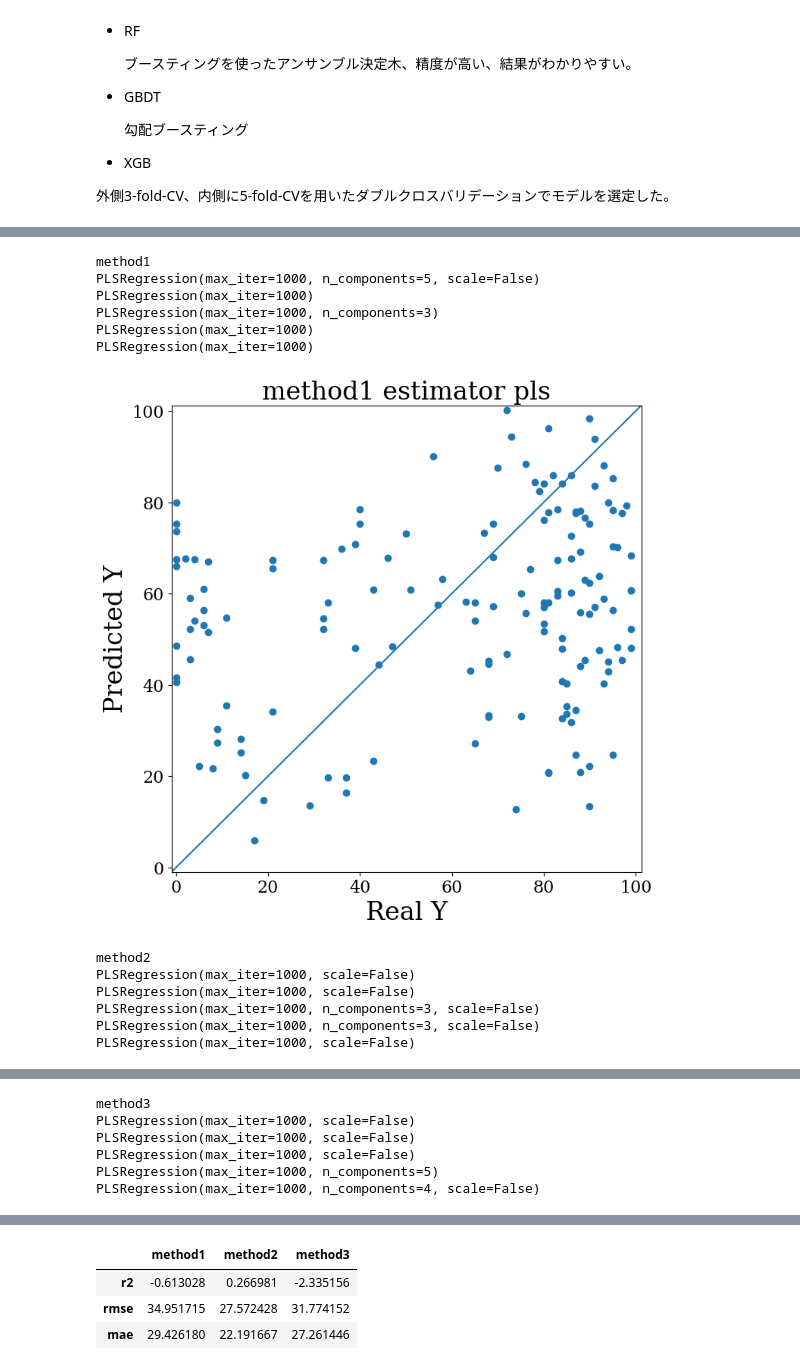
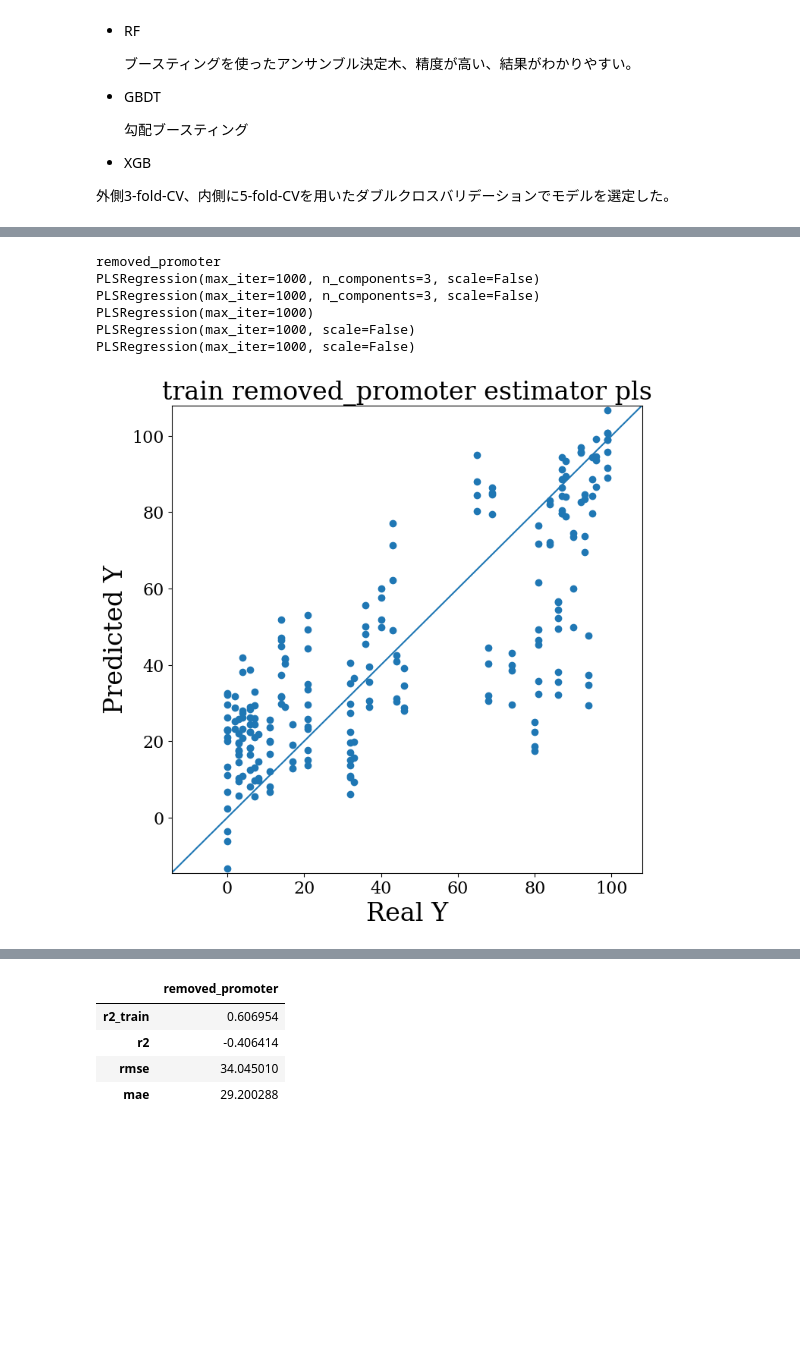
Before and after one commit to wwwyo/lab, a Jupyter notebook: exec_1114.ipynb, the cells around one changed output, grey strips where cells are left out. Cells and saved outputs as stored; diff of their text form; code cells hidden in the pictures; blank space fills up the shorter version.

```diff
--- a/exec_1114.ipynb
+++ b/exec_1114.ipynb
@@ -304,7 +297,7 @@ def predict_score(X,y,param_grid, estimator):
         'df_y_train_reals': pd.DataFrame(),
         'df_y_preds': pd.DataFrame(),
         'df_y_reals': pd.DataFrame(),
-        'r2_preds': [],
+        'r2_train': [],
         'r2': [],
         'rmse': [],
         'mae': [],
@@ -367,9 +357,10 @@ def yyplot(y_obs, y_pred, title):
 
 def plot_result(results, method, estimator):
     title = f'{method} estimator {estimator}'
+    yyplot(results['df_y_train_reals'].values, results['df_y_train_preds'].values, 'train '+title)
     yyplot(results['df_y_reals'].values, results['df_y_preds'].values, title)
     columns=['r2_train', 'r2', 'rmse', 'mae']
 
-    result = pd.DataFrame([results['r2'], results['r2'], results['rmse'], results['mae']]).T.set_axis(columns, axis='columns').mean()
+    result = pd.DataFrame([results['r2_train'], results['r2'], results['rmse'], results['mae']]).T.set_axis(columns, axis='columns').mean()
     result.name = method
     return result
@@ -375,0 +384,4 @@ def plot_result(results, method, estimator):
+# %%
+X_removed_R1 = pd.read_csv('X_removed_R1.csv',index_col=0,header=0).iloc[:,1:]
+y_removed_R1 = pd.read_csv('y_removed_R1.csv', index_col=0,header=0)
+X_removed_R1.head(5)
@@ -376,8 +396,9 @@ def plot_result(results, method, estimator):
 # %%
 each_method_dataset = {
-    'method1': [X_1, y_1],
-    'method2': [X_2, y_2],
-    'method3': [X_3, y_3],
+    # 'method1': [X_1, y_1],
+    # 'method2': [X_2, y_2],
+    # 'method3': [X_3, y_3],
+    'removed_promoter': [X_removed_R1, y_removed_R1]
 }
 # %%
 # svr
@@ -530,30 +465,22 @@ Name: method3, dtype: float64]
 # %%
 # PLS
 from sklearn.cross_decomposition import PLSRegression
 
 pls = PLSRegression()
 param_grid = {'n_components': [2, 3, 4, 5, 6], 'scale':[True, False], 'max_iter': [1000]}
 
 scores = []
-pls_results = []
 for method, xy in each_method_dataset.items():
     print(method)
     results = predict_score(* xy, param_grid, pls)
-    pls_results.append(results)
     score = plot_result(results, method, 'pls')
     scores.append(score)
 display(pd.concat(scores,axis=1))
 # %% [output]
-method1
-PLSRegression(max_iter=1000, n_components=5, scale=False)
+removed_promoter
+PLSRegression(max_iter=1000, n_components=3, scale=False)
+PLSRegression(max_iter=1000, n_components=3, scale=False)
 PLSRegression(max_iter=1000)
-PLSRegression(max_iter=1000, n_components=3)
-PLSRegression(max_iter=1000)
-PLSRegression(max_iter=1000)
+PLSRegression(max_iter=1000, scale=False)
+PLSRegression(max_iter=1000, scale=False)
-[figure, old version]
+[figure, new version]
-method2
-PLSRegression(max_iter=1000, scale=False)
-PLSRegression(max_iter=1000, scale=False)
-PLSRegression(max_iter=1000, n_components=3, scale=False)
-PLSRegression(max_iter=1000, n_components=3, scale=False)
-PLSRegression(max_iter=1000, scale=False)
@@ -561,6 +487,0 @@ PLSRegression(max_iter=1000, scale=False)
-method3
-PLSRegression(max_iter=1000, scale=False)
-PLSRegression(max_iter=1000, scale=False)
-PLSRegression(max_iter=1000, scale=False)
-PLSRegression(max_iter=1000, n_components=5)
-PLSRegression(max_iter=1000, n_components=4, scale=False)
@@ -568,4 +488,5 @@ PLSRegression(max_iter=1000, n_components=4, scale=False)
-|  | method1 | method2 | method3 |
-| r2 | -0.613028 | 0.266981 | -2.335156 |
-| rmse | 34.951715 | 27.572428 | 31.774152 |
-| mae | 29.426180 | 22.191667 | 27.261446 |
+|  | removed_promoter |
+| r2_train | 0.606954 |
+| r2 | -0.406414 |
+| rmse | 34.045010 |
+| mae | 29.200288 |
```
Also changed, not shown: parts of 24 cells of this notebook, 12 other files.
